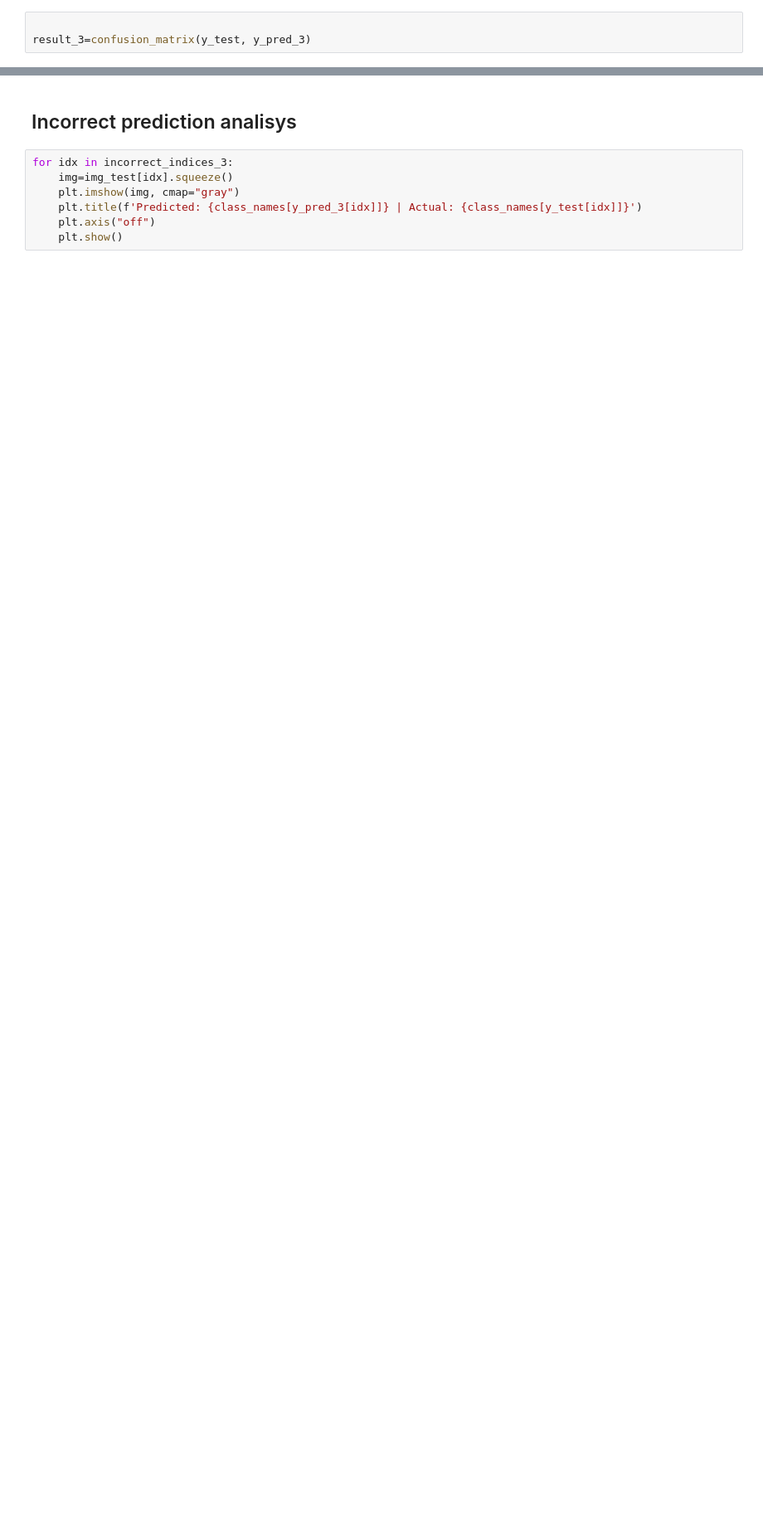
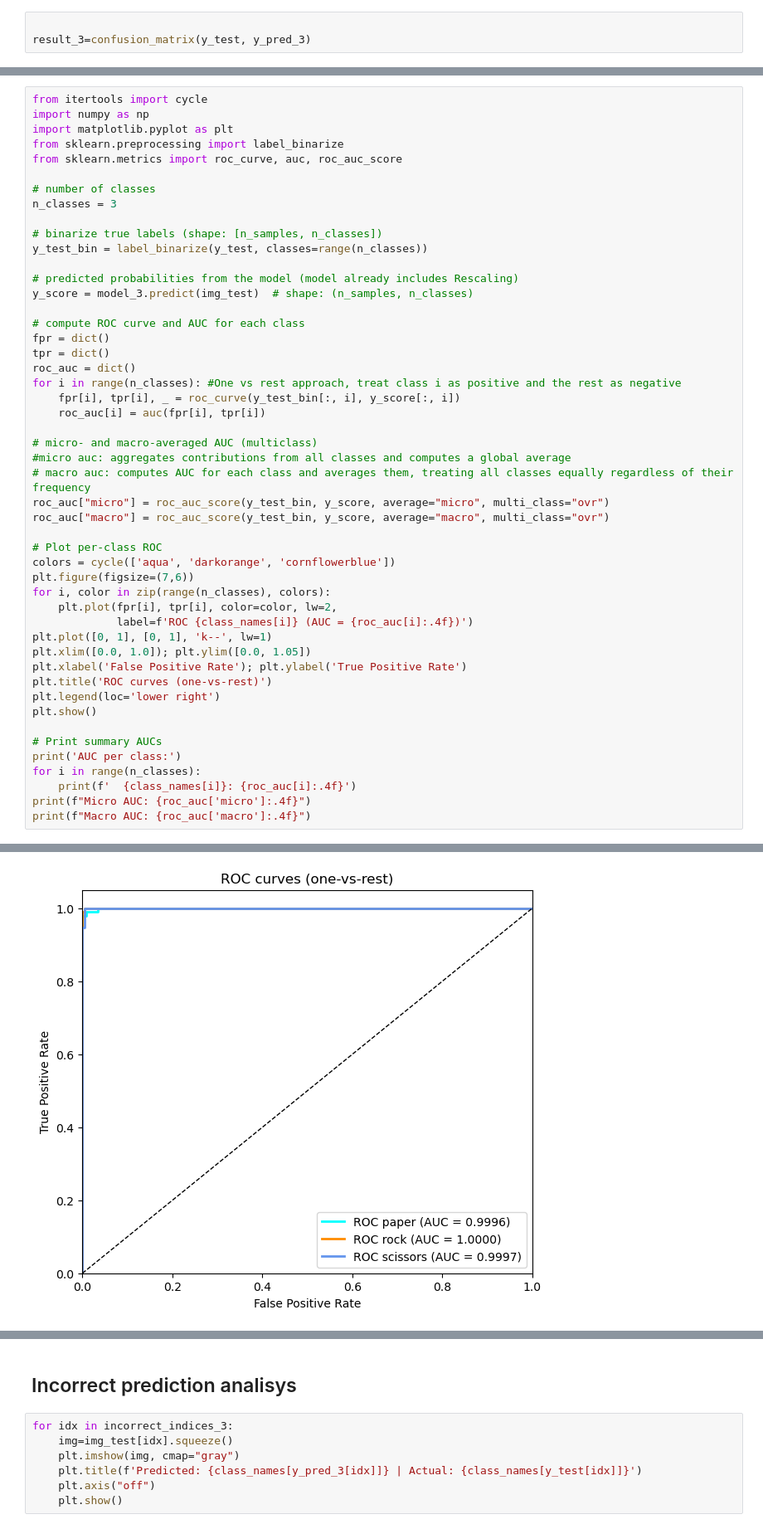
Before and after one commit to WildSheepChaser/StatML, a Jupyter notebook: main.ipynb, the cells around one changed output, grey strips where cells are left out. Shown at 83% size. Cells and saved outputs as stored; diff of their text form; blank space fills up the shorter version.

```diff
--- a/main.ipynb
+++ b/main.ipynb
@@ -674,0 +629,50 @@ plt.show()
+# %%
+from itertools import cycle
+import numpy as np
+import matplotlib.pyplot as plt
+from sklearn.preprocessing import label_binarize
+from sklearn.metrics import roc_curve, auc, roc_auc_score
+
+# number of classes
+n_classes = 3
+
+# binarize true labels (shape: [n_samples, n_classes])
+y_test_bin = label_binarize(y_test, classes=range(n_classes))
+
+# predicted probabilities from the model (model already includes Rescaling)
+y_score = model_3.predict(img_test)  # shape: (n_samples, n_classes)
+
+# compute ROC curve and AUC for each class
+fpr = dict()
+tpr = dict()
+roc_auc = dict()
+for i in range(n_classes): #One vs rest approach, treat class i as positive and the rest as negative
+    fpr[i], tpr[i], _ = roc_curve(y_test_bin[:, i], y_score[:, i])
+    roc_auc[i] = auc(fpr[i], tpr[i])
+
+# micro- and macro-averaged AUC (multiclass)
+#micro auc: aggregates contributions from all classes and computes a global average
+# macro auc: computes AUC for each class and averages them, treating all classes equally regardless of their frequency
+roc_auc["micro"] = roc_auc_score(y_test_bin, y_score, average="micro", multi_class="ovr")
+roc_auc["macro"] = roc_auc_score(y_test_bin, y_score, average="macro", multi_class="ovr")
+
+# Plot per-class ROC
+colors = cycle(['aqua', 'darkorange', 'cornflowerblue'])
+plt.figure(figsize=(7,6))
+for i, color in zip(range(n_classes), colors):
+    plt.plot(fpr[i], tpr[i], color=color, lw=2,
+             label=f'ROC {class_names[i]} (AUC = {roc_auc[i]:.4f})')
+plt.plot([0, 1], [0, 1], 'k--', lw=1)
+plt.xlim([0.0, 1.0]); plt.ylim([0.0, 1.05])
+plt.xlabel('False Positive Rate'); plt.ylabel('True Positive Rate')
+plt.title('ROC curves (one-vs-rest)')
+plt.legend(loc='lower right')
+plt.show()
+
+# Print summary AUCs
+print('AUC per class:')
+for i in range(n_classes):
+    print(f'  {class_names[i]}: {roc_auc[i]:.4f}')
+print(f"Micro AUC: {roc_auc['micro']:.4f}")
+print(f"Macro AUC: {roc_auc['macro']:.4f}")
+# %% [output]
@@ -674,0 +680 @@ plt.show()
+[figure, added]
```
Also changed, not shown: parts of 26 cells of this notebook.
